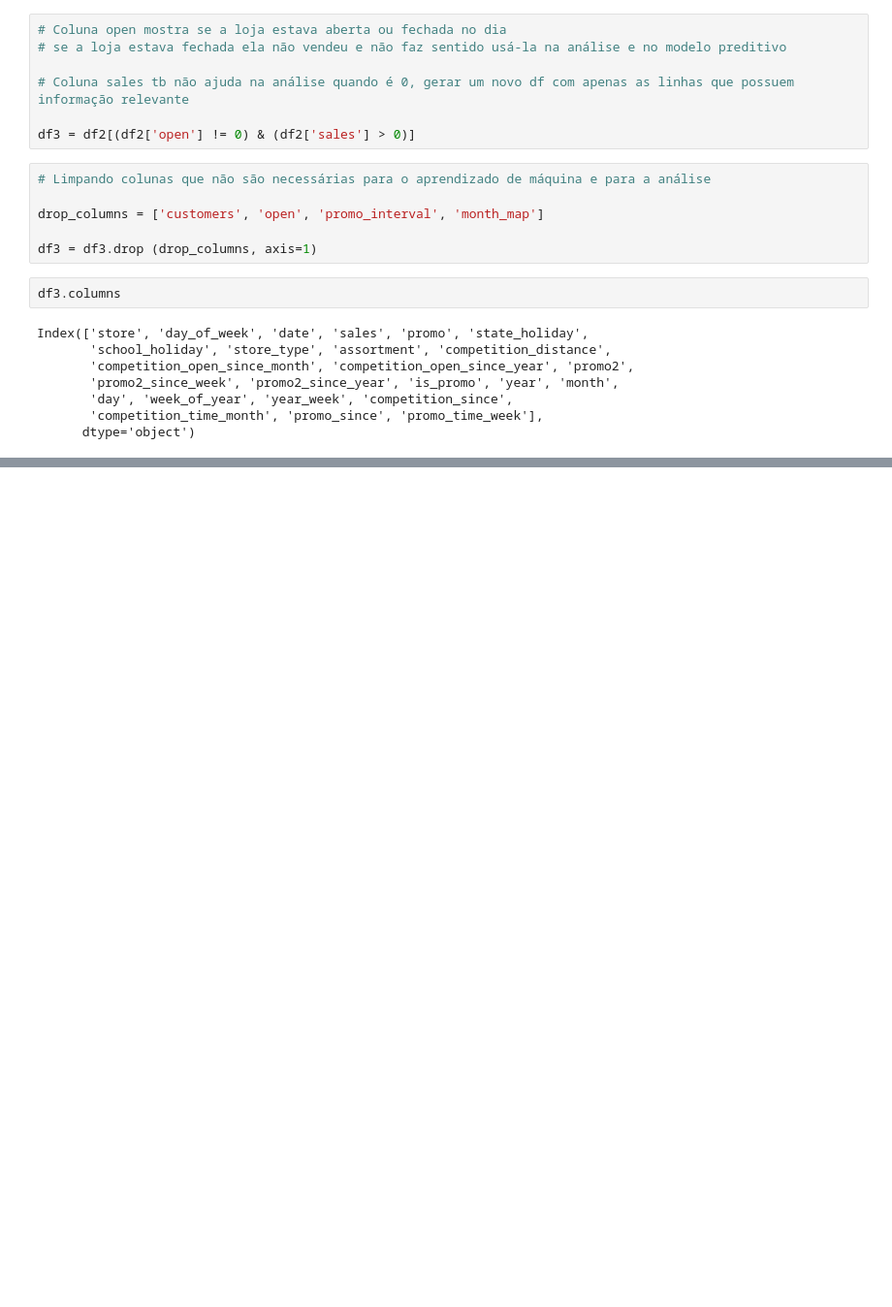
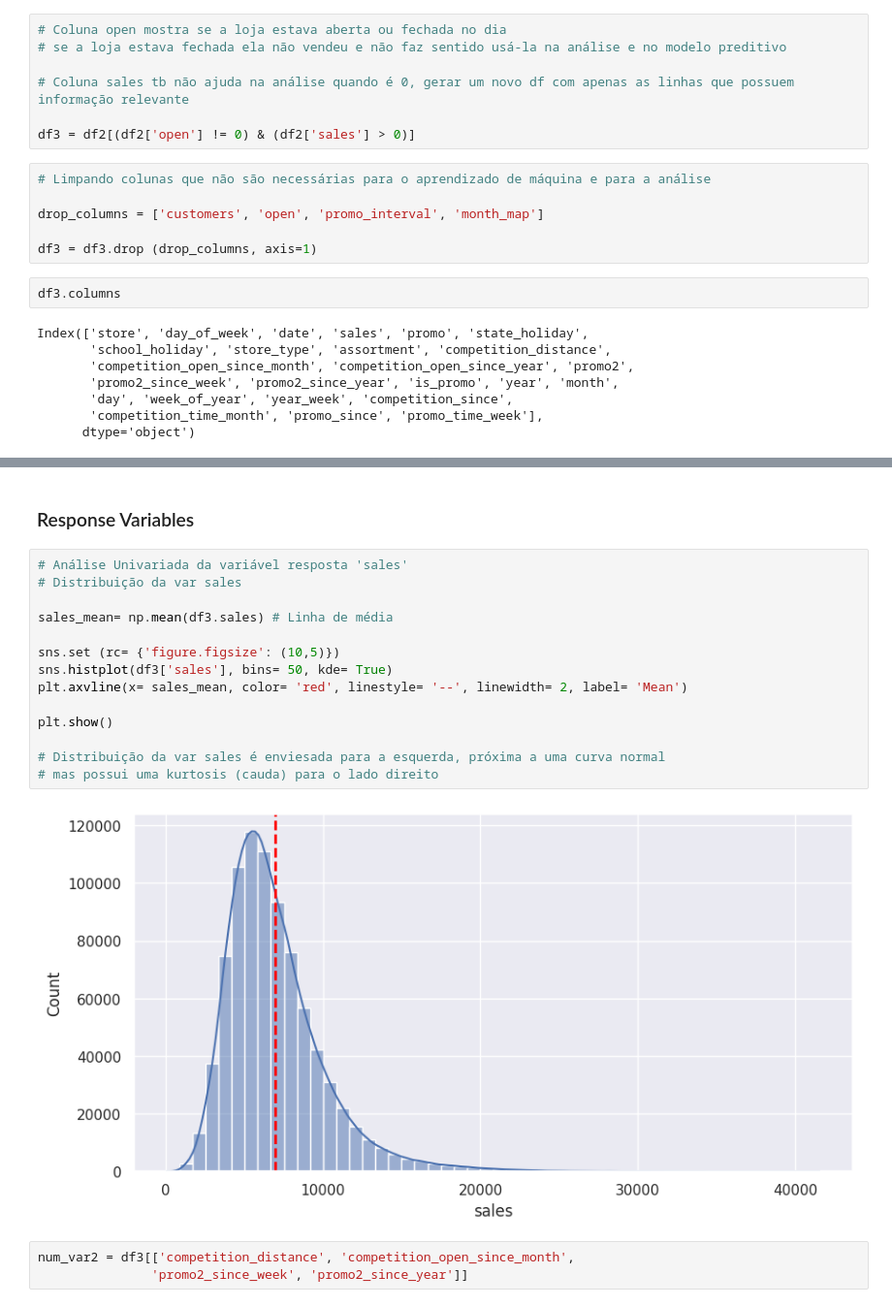
Before and after one commit to BLayus/Previs-o-do-Valor-de-Vendas, a Jupyter notebook: Rossmann_Store_Sales_Prediction.ipynb, the cells around one changed output, grey strips where cells are left out. Shown at 97% size. Saved outputs shown, nothing was run; the diff lists cells and outputs as text; blank space fills up the shorter version.

```diff
--- a/Rossmann_Store_Sales_Prediction.ipynb
+++ b/Rossmann_Store_Sales_Prediction.ipynb
@@ -785,0 +803,21 @@ Index(['store', 'day_of_week', 'date', 'sales', 'promo', 'state_holiday',
+# %% [markdown]
+### Response Variables
+# %%
+# Análise Univariada da variável resposta 'sales'
+# Distribuição da var sales
+
+sales_mean= np.mean(df3.sales) # Linha de média
+
+sns.set (rc= {'figure.figsize': (10,5)})
+sns.histplot(df3['sales'], bins= 50, kde= True)
+plt.axvline(x= sales_mean, color= 'red', linestyle= '--', linewidth= 2, label= 'Mean')
+
+plt.show()
+
+# Distribuição da var sales é enviesada para a esquerda, próxima a uma curva normal
+# mas possui uma kurtosis (cauda) para o lado direito
+# %% [output]
+[figure, added]
+# %%
+num_var2 = df3[['competition_distance', 'competition_open_since_month',
+               'promo2_since_week',	'promo2_since_year']]
```
Also changed, not shown: parts of 35 cells of this notebook.
